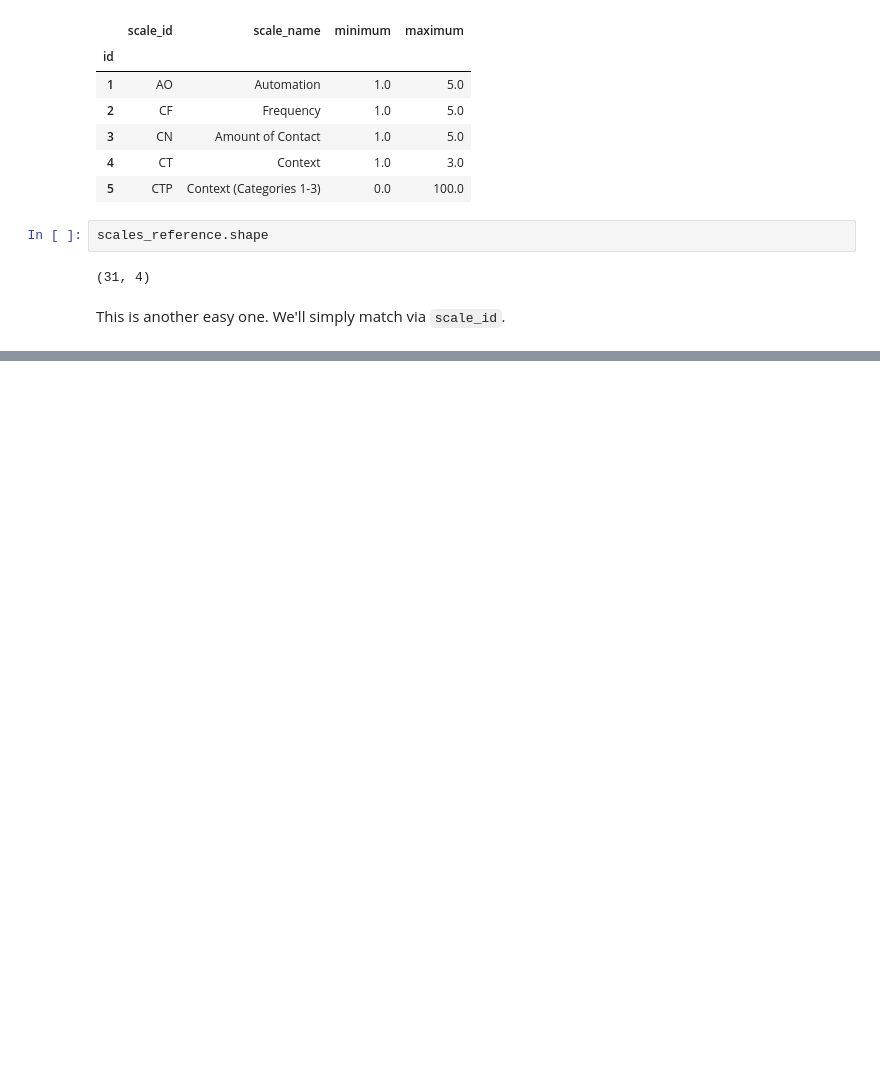
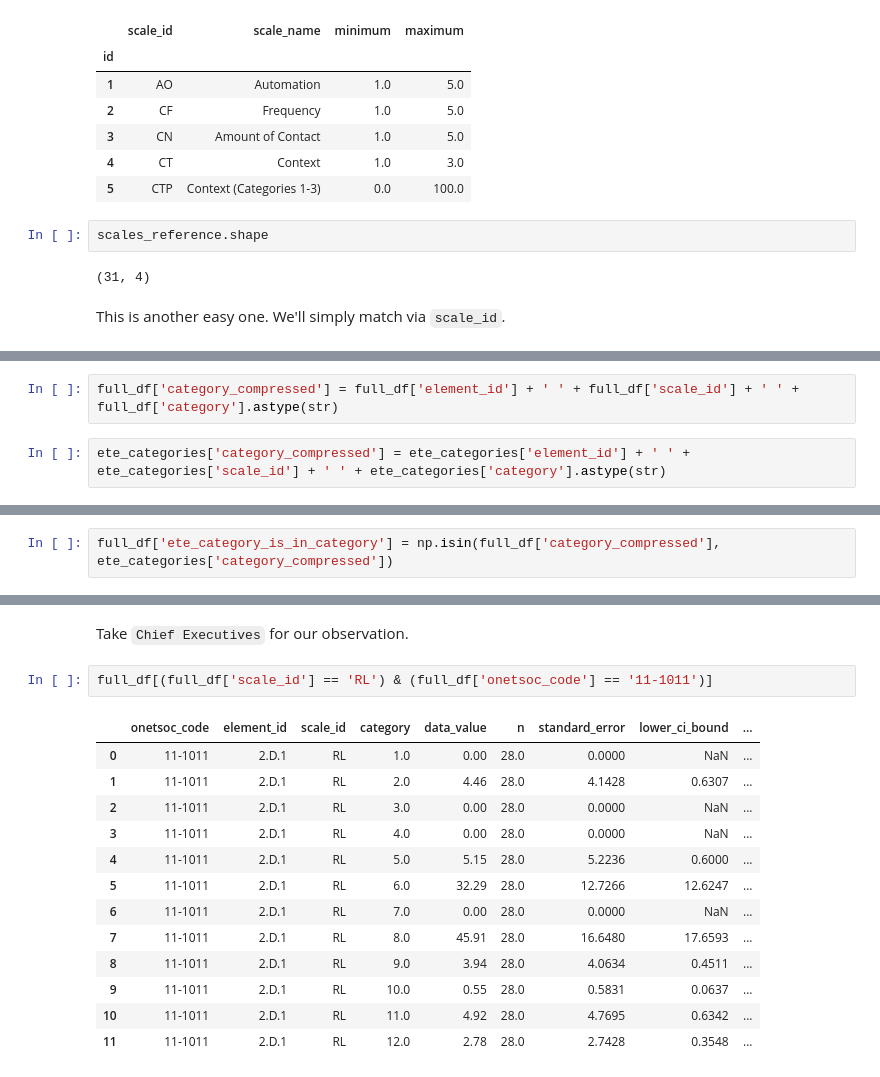
Before and after one commit to blue-santa/comparing-training-req-to-salary-exp, a Jupyter notebook: notebooks/03-exploratory-data-analysis/02-00-eda-train-reward-compare.ipynb, the cells around one changed output, grey strips where cells are left out. Drawn from its saved outputs; the diff is of its cells as text; blank space fills up the shorter version.

Commit message:
merge ete_categories; develop full_df; note issue: logic earlier for moving subgroups to higher groups was faulty and needs refactoring

```diff
--- a/notebooks/03-exploratory-data-analysis/02-00-eda-train-reward-compare.ipynb
+++ b/notebooks/03-exploratory-data-analysis/02-00-eda-train-reward-compare.ipynb
@@ -1195,0 +1211,4 @@ This is another easy one. We'll simply match via `scale_id`.
+# %%
+full_df['category_compressed'] = full_df['element_id'] + ' ' + full_df['scale_id'] + ' ' + full_df['category'].astype(str)
+# %%
+ete_categories['category_compressed'] = ete_categories['element_id'] + ' ' + ete_categories['scale_id'] + ' ' + ete_categories['category'].astype(str)
@@ -1195,0 +1219,2 @@ This is another easy one. We'll simply match via `scale_id`.
+# %%
+full_df['ete_category_is_in_category'] = np.isin(full_df['category_compressed'], ete_categories['category_compressed'])
@@ -1195,0 +1381,18 @@ This is another easy one. We'll simply match via `scale_id`.
+# %% [markdown]
+Take `Chief Executives` for our observation.
+# %%
+full_df[(full_df['scale_id'] == 'RL') & (full_df['onetsoc_code'] == '11-1011')]
+# %% [output]
+|  | onetsoc_code | element_id | scale_id | category | data_value | n | standard_error | lower_ci_bound | ... |
+| 0 | 11-1011 | 2.D.1 | RL | 1.0 | 0.00 | 28.0 | 0.0000 | NaN | ... |
+| 1 | 11-1011 | 2.D.1 | RL | 2.0 | 4.46 | 28.0 | 4.1428 | 0.6307 | ... |
+| 2 | 11-1011 | 2.D.1 | RL | 3.0 | 0.00 | 28.0 | 0.0000 | NaN | ... |
+| 3 | 11-1011 | 2.D.1 | RL | 4.0 | 0.00 | 28.0 | 0.0000 | NaN | ... |
+| 4 | 11-1011 | 2.D.1 | RL | 5.0 | 5.15 | 28.0 | 5.2236 | 0.6000 | ... |
+| 5 | 11-1011 | 2.D.1 | RL | 6.0 | 32.29 | 28.0 | 12.7266 | 12.6247 | ... |
+| 6 | 11-1011 | 2.D.1 | RL | 7.0 | 0.00 | 28.0 | 0.0000 | NaN | ... |
+| 7 | 11-1011 | 2.D.1 | RL | 8.0 | 45.91 | 28.0 | 16.6480 | 17.6593 | ... |
+| 8 | 11-1011 | 2.D.1 | RL | 9.0 | 3.94 | 28.0 | 4.0634 | 0.4511 | ... |
+| 9 | 11-1011 | 2.D.1 | RL | 10.0 | 0.55 | 28.0 | 0.5831 | 0.0637 | ... |
+| 10 | 11-1011 | 2.D.1 | RL | 11.0 | 4.92 | 28.0 | 4.7695 | 0.6342 | ... |
+| 11 | 11-1011 | 2.D.1 | RL | 12.0 | 2.78 | 28.0 | 2.7428 | 0.3548 | ... |
```
Also changed, not shown: parts of 84 cells of this notebook.
